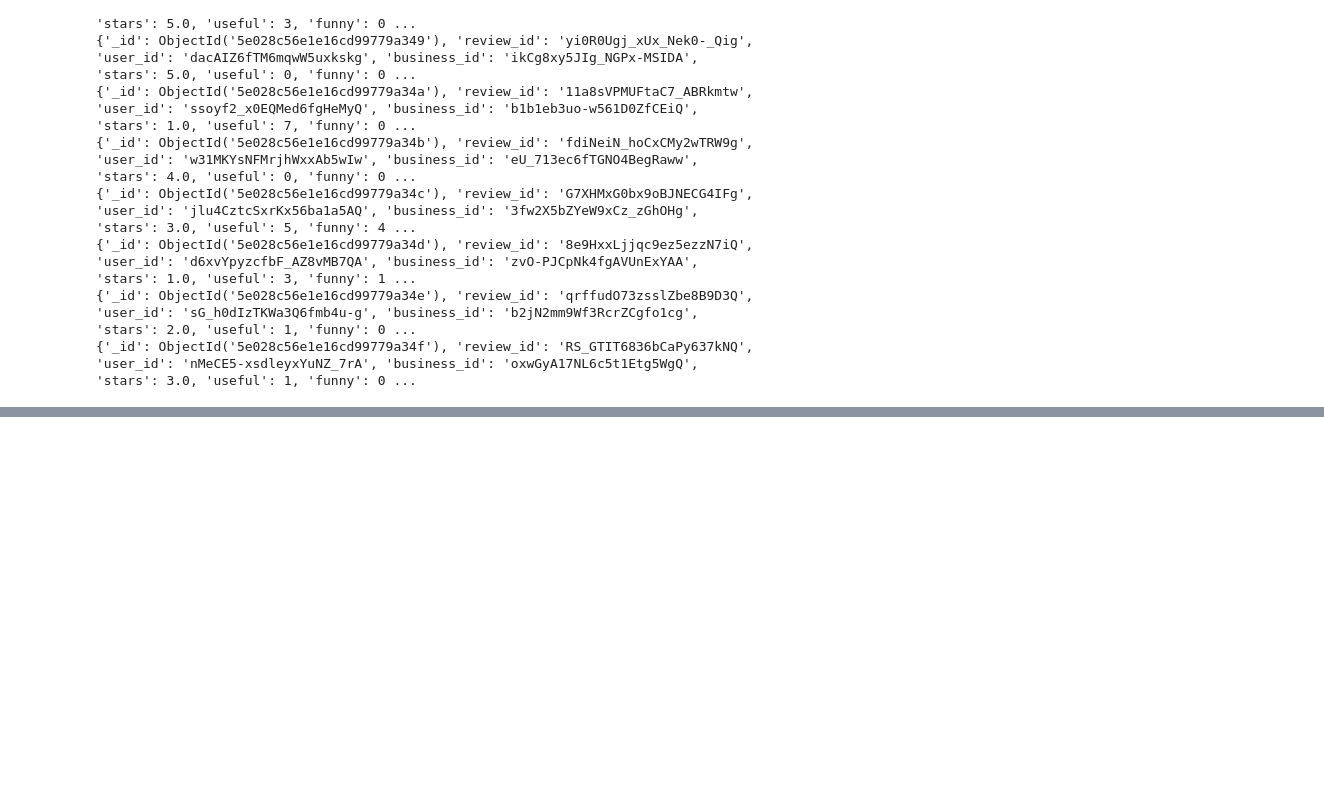
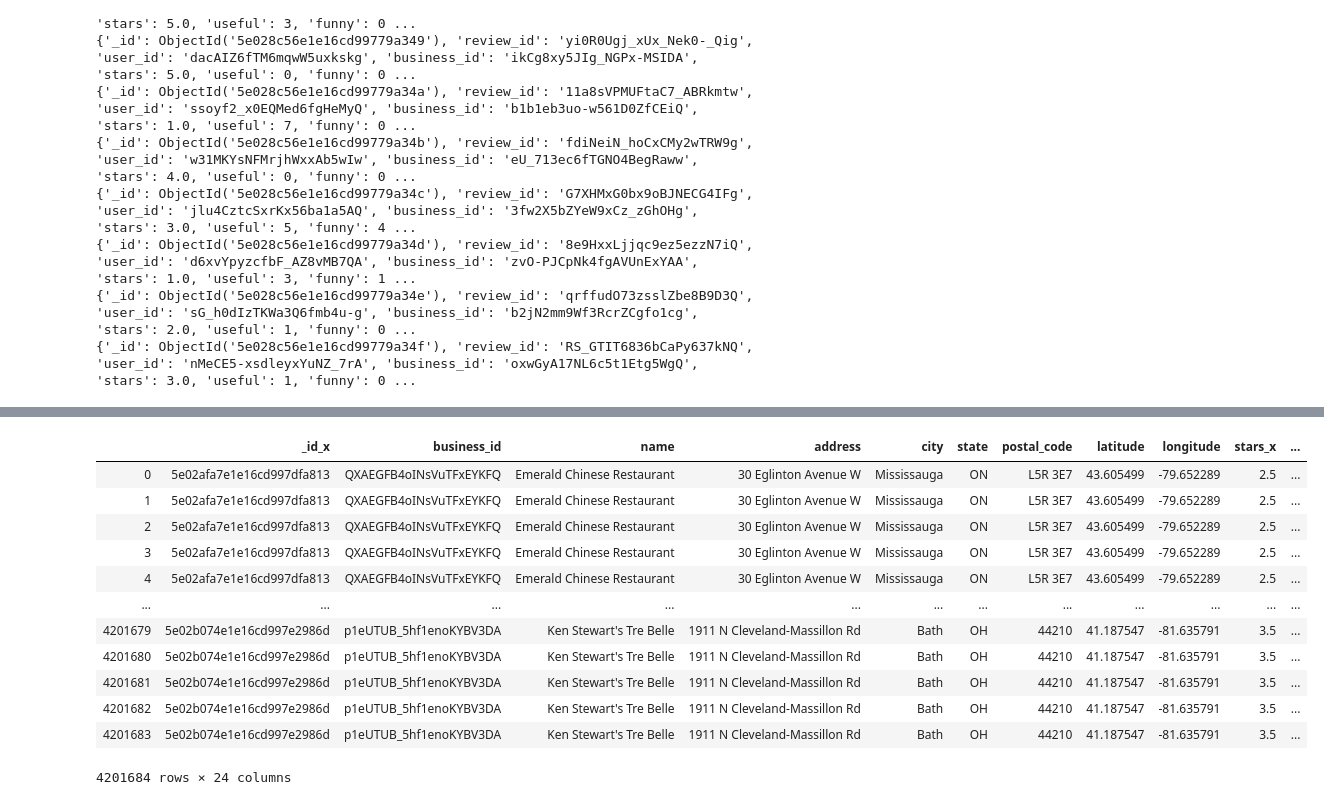
Before and after one commit to yueweng/restaurant-reviews, a Jupyter notebook: project.ipynb, the cells around one changed output, grey strips where cells are left out. Saved outputs shown, nothing was run; the diff lists cells and outputs as text; code cells hidden in the pictures; blank space fills up the shorter version.

```diff
--- a/project.ipynb
+++ b/project.ipynb
@@ -60,0 +119,17 @@ with open('yelp_dataset/user.json', 'r') as f:
+# %%
+business_review = pd.merge(restaurant_df, review_df, left_on='business_id', right_on='business_id')
+business_review
+# %% [output]
+|  | _id_x | business_id | name | address | city | state | postal_code | latitude | longitude | stars_x | ... |
+| 0 | 5e02afa7e1e16cd997dfa813 | QXAEGFB4oINsVuTFxEYKFQ | Emerald Chinese Restaurant | 30 Eglinton Avenue W | Mississauga | ON | L5R 3E7 | 43.605499 | -79.652289 | 2.5 | ... |
+| 1 | 5e02afa7e1e16cd997dfa813 | QXAEGFB4oINsVuTFxEYKFQ | Emerald Chinese Restaurant | 30 Eglinton Avenue W | Mississauga | ON | L5R 3E7 | 43.605499 | -79.652289 | 2.5 | ... |
+| 2 | 5e02afa7e1e16cd997dfa813 | QXAEGFB4oINsVuTFxEYKFQ | Emerald Chinese Restaurant | 30 Eglinton Avenue W | Mississauga | ON | L5R 3E7 | 43.605499 | -79.652289 | 2.5 | ... |
+| 3 | 5e02afa7e1e16cd997dfa813 | QXAEGFB4oINsVuTFxEYKFQ | Emerald Chinese Restaurant | 30 Eglinton Avenue W | Mississauga | ON | L5R 3E7 | 43.605499 | -79.652289 | 2.5 | ... |
+| 4 | 5e02afa7e1e16cd997dfa813 | QXAEGFB4oINsVuTFxEYKFQ | Emerald Chinese Restaurant | 30 Eglinton Avenue W | Mississauga | ON | L5R 3E7 | 43.605499 | -79.652289 | 2.5 | ... |
+| ... | ... | ... | ... | ... | ... | ... | ... | ... | ... | ... | ... |
+| 4201679 | 5e02b074e1e16cd997e2986d | p1eUTUB_5hf1enoKYBV3DA | Ken Stewart's Tre Belle | 1911 N Cleveland-Massillon Rd | Bath | OH | 44210 | 41.187547 | -81.635791 | 3.5 | ... |
+| 4201680 | 5e02b074e1e16cd997e2986d | p1eUTUB_5hf1enoKYBV3DA | Ken Stewart's Tre Belle | 1911 N Cleveland-Massillon Rd | Bath | OH | 44210 | 41.187547 | -81.635791 | 3.5 | ... |
+| 4201681 | 5e02b074e1e16cd997e2986d | p1eUTUB_5hf1enoKYBV3DA | Ken Stewart's Tre Belle | 1911 N Cleveland-Massillon Rd | Bath | OH | 44210 | 41.187547 | -81.635791 | 3.5 | ... |
+| 4201682 | 5e02b074e1e16cd997e2986d | p1eUTUB_5hf1enoKYBV3DA | Ken Stewart's Tre Belle | 1911 N Cleveland-Massillon Rd | Bath | OH | 44210 | 41.187547 | -81.635791 | 3.5 | ... |
+| 4201683 | 5e02b074e1e16cd997e2986d | p1eUTUB_5hf1enoKYBV3DA | Ken Stewart's Tre Belle | 1911 N Cleveland-Massillon Rd | Bath | OH | 44210 | 41.187547 | -81.635791 | 3.5 | ... |
+4201684 rows × 24 columns
```
Also changed, not shown: parts of 6 cells of this notebook, 2 other files.
